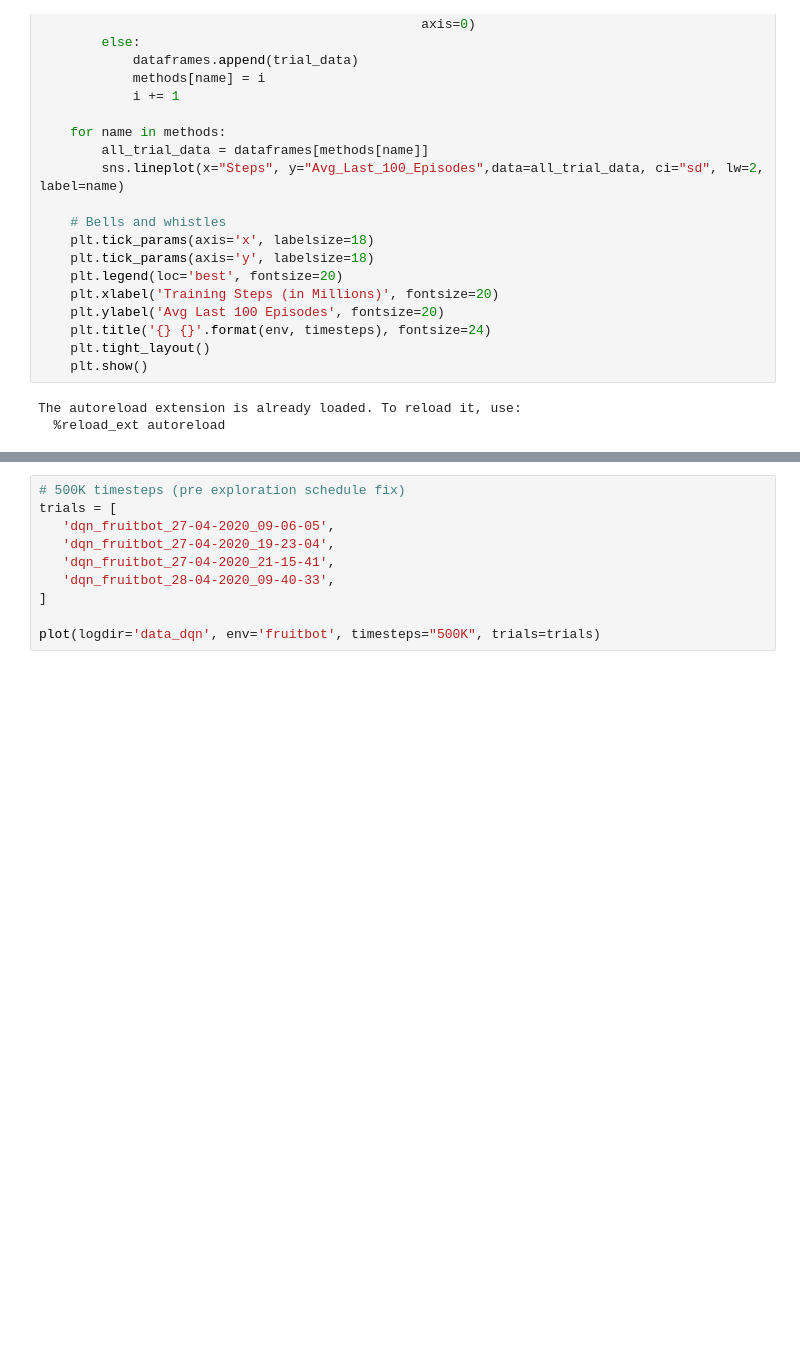
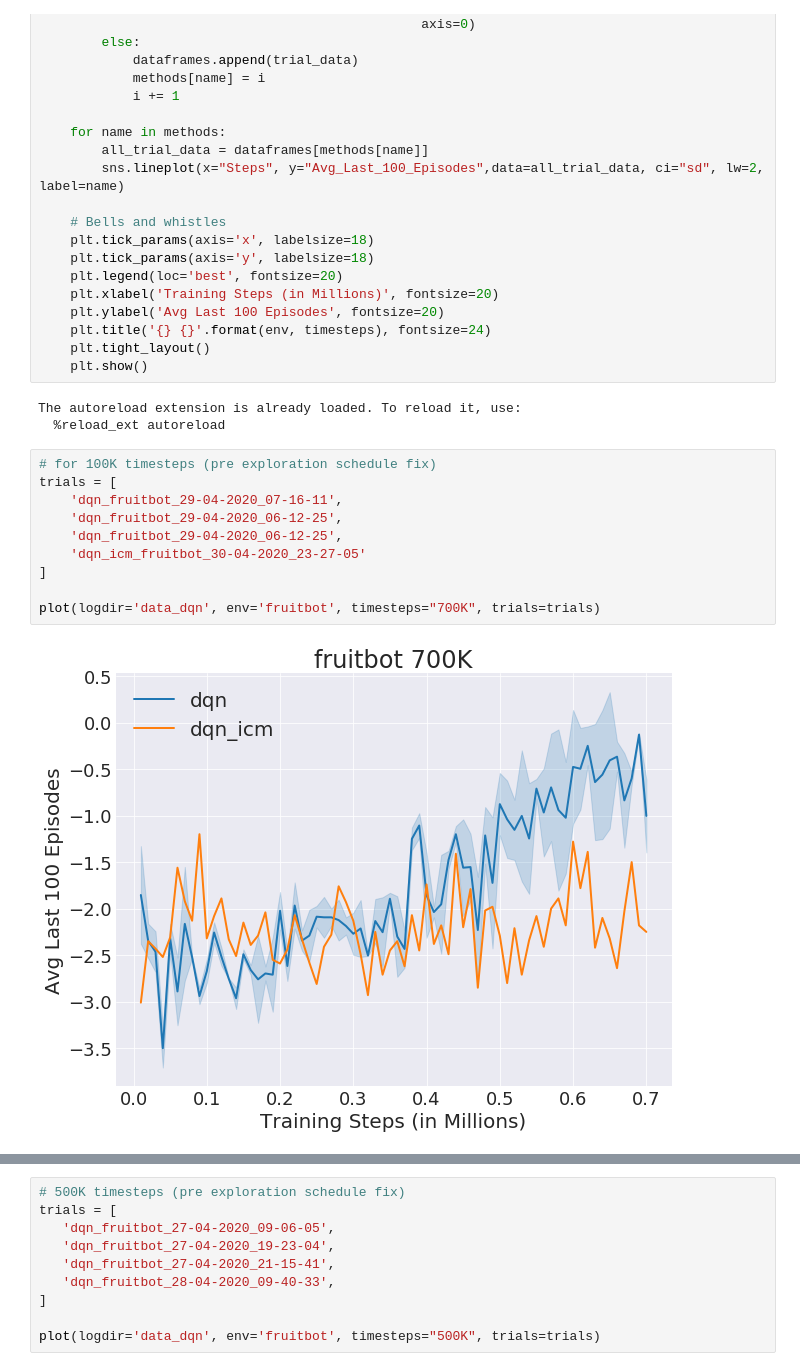
Before and after one commit to klo9klo9kloi/cs182final, a Jupyter notebook: ResultsVisualization.ipynb, the cells around one changed output, grey strips where cells are left out. Saved outputs shown, nothing was run; the diff lists cells and outputs as text; blank space fills up the shorter version.

```diff
--- a/ResultsVisualization.ipynb
+++ b/ResultsVisualization.ipynb
@@ -54,6 +54,18 @@ def plot(logdir, env, timesteps, trials):
 # %% [output]
 The autoreload extension is already loaded. To reload it, use:
   %reload_ext autoreload
+# %%
+# for 100K timesteps (pre exploration schedule fix)
+trials = [
+    'dqn_fruitbot_29-04-2020_07-16-11',
+    'dqn_fruitbot_29-04-2020_06-12-25',
+    'dqn_fruitbot_29-04-2020_06-12-25',
+    'dqn_icm_fruitbot_30-04-2020_23-27-05'
+]
+
+plot(logdir='data_dqn', env='fruitbot', timesteps="700K", trials=trials)
+# %% [output]
+[figure, added]
 # %%
 # for 100K timesteps (pre exploration schedule fix)
 trials = [
```
Also changed, not shown: parts of 1 cell of this notebook.
